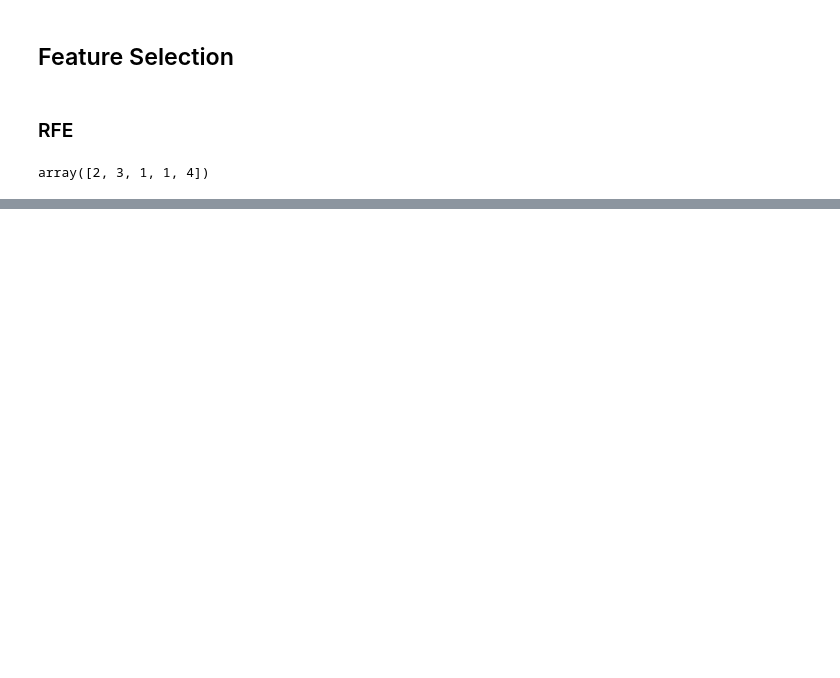
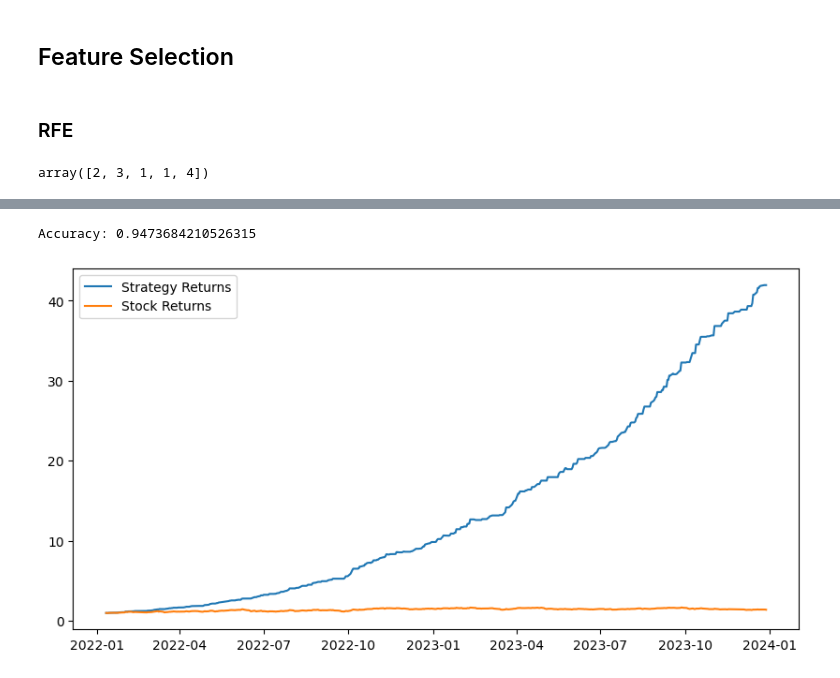
Before and after one commit to jjr2024/cs-451-quant-project, a Jupyter notebook: axiao_research.ipynb, the cells around one changed output, grey strips where cells are left out. Saved outputs shown, nothing was run; the diff lists cells and outputs as text; code cells hidden in the pictures; blank space fills up the shorter version.

```diff
--- a/axiao_research.ipynb
+++ b/axiao_research.ipynb
@@ -458,0 +557,9 @@ array([1., 1.])
+# %%
+num_epochs = 1000 #1000 epochs
+learning_rate = 0.001 #0.001 lr
+
+input_size = 5 #number of features
+hidden_size = 2 #number of features in hidden state
+num_layers = 1 #number of stacked lstm layers
+
+num_classes = 1 #number of output classes
@@ -458,0 +633,31 @@ array([1., 1.])
+# %%
+test_predict = lstm(X_test_final)
+data_predict = test_predict.data.numpy()
+# %%
+data_predict = mm1.inverse_transform(data_predict)
+X_test = pd.DataFrame(ss1.inverse_transform(X_test), index=X_test.index, columns=features)
+# %%
+X_test['Actual_Signal'] = (X_test['Returns'].shift(-1) > 0).astype(int)
+X_test['Predicted_Price'] = data_predict
+X_test['Predicted_Returns'] = X_test['Predicted_Price'].pct_change()
+X_test['Predicted_Signal'] = (X_test['Predicted_Returns'].shift(-1) > 0).astype(int)
+X_test['Strategy_Returns'] = X_test['Returns'] * X_test['Predicted_Signal'].shift(1)
+cumulative_strategy_returns = (X_test['Strategy_Returns'].fillna(0) + 1).cumprod()
+returns = X_test.loc[X_test.index, 'Returns']
+returns.iloc[0] = 0
+cumulative_stock_returns = (returns + 1).cumprod()
+accuracy = (X_test['Actual_Signal'] == X_test['Predicted_Signal']).mean()
+print(f'Accuracy: {accuracy}')
+# Calculate cumulative returns for the market
+#market_data['Returns'] = market_data['Close'].pct_change()
+#cumulative_market_returns = (market_data['Returns'].fillna(0) + 1).cumprod()
+
+plt.figure(figsize=(10,5))
+
+plt.plot(cumulative_strategy_returns, label='Strategy Returns')
+#plt.plot(cumulative_market_returns, label='Market Returns')
+plt.plot(cumulative_stock_returns, label='Stock Returns')
+plt.legend();
+# %% [output]
+Accuracy: 0.9473684210526315
+[figure, added]
```
Also changed, not shown: parts of 24 cells of this notebook, 2 other files.
